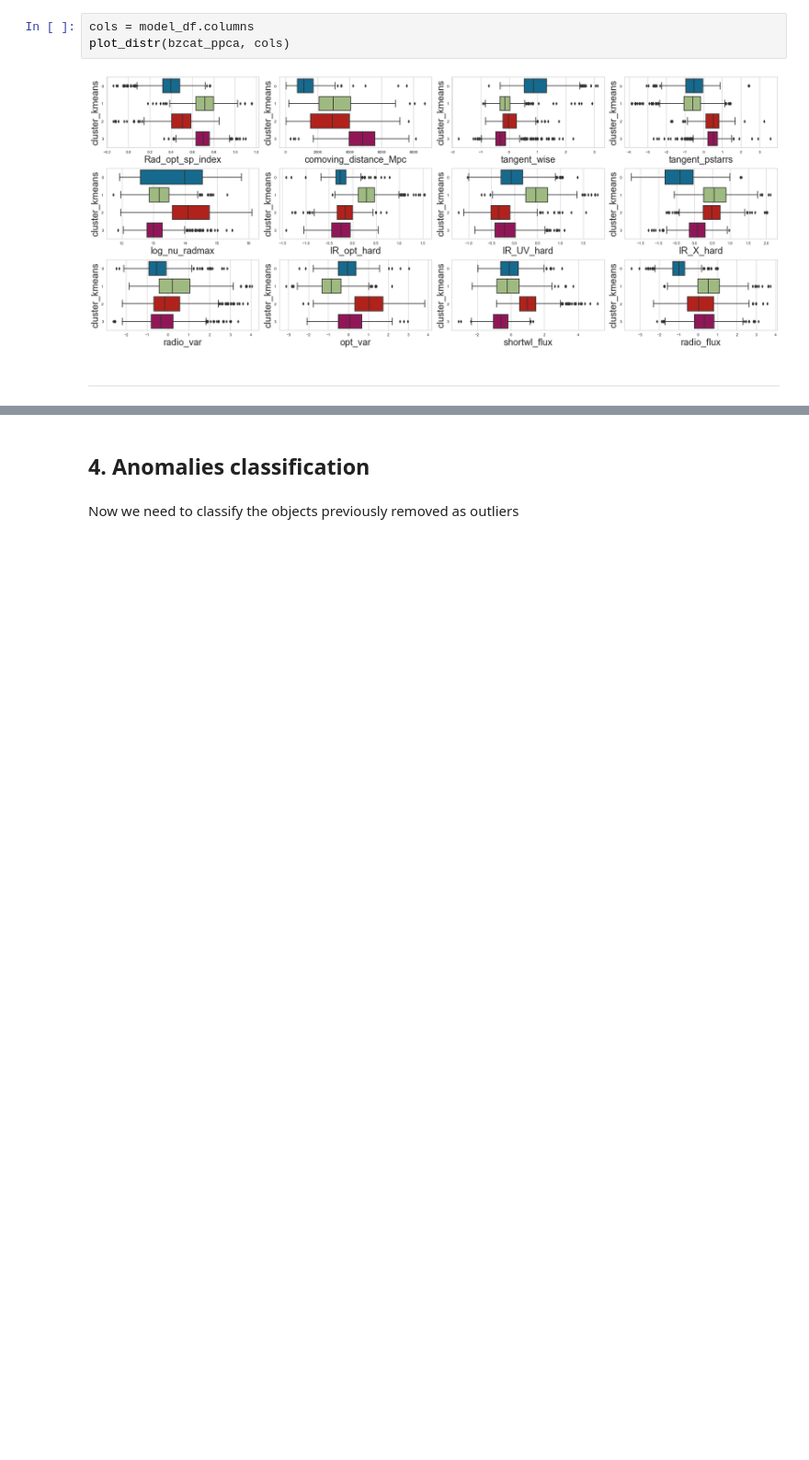
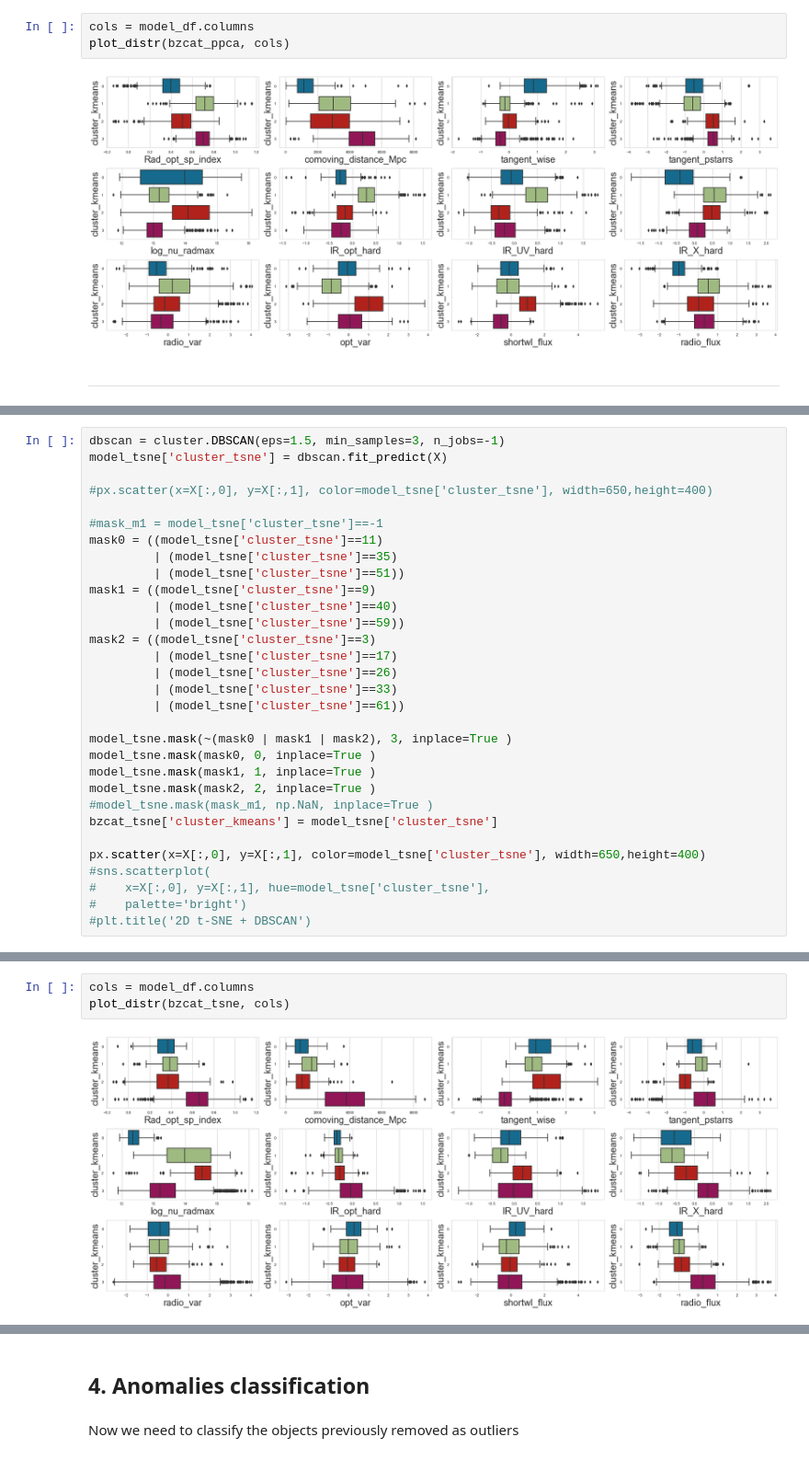
Before and after one commit to DKudryavtsev/BZCAT-Clustering, a Jupyter notebook: main_model.ipynb, the cells around one changed output, grey strips where cells are left out. Shown at 92% size. Drawn from its saved outputs; the diff is of its cells as text; blank space fills up the shorter version.

```diff
--- a/main_model.ipynb
+++ b/main_model.ipynb
@@ -762,0 +791,31 @@ plot_distr(bzcat_ppca, cols)
+# %%
+dbscan = cluster.DBSCAN(eps=1.5, min_samples=3, n_jobs=-1)
+model_tsne['cluster_tsne'] = dbscan.fit_predict(X)
+
+#px.scatter(x=X[:,0], y=X[:,1], color=model_tsne['cluster_tsne'], width=650,height=400)
+
+#mask_m1 = model_tsne['cluster_tsne']==-1
+mask0 = ((model_tsne['cluster_tsne']==11)
+         | (model_tsne['cluster_tsne']==35)
+         | (model_tsne['cluster_tsne']==51))
+mask1 = ((model_tsne['cluster_tsne']==9)
+         | (model_tsne['cluster_tsne']==40)
+         | (model_tsne['cluster_tsne']==59))
+mask2 = ((model_tsne['cluster_tsne']==3)
+         | (model_tsne['cluster_tsne']==17)
+         | (model_tsne['cluster_tsne']==26)
+         | (model_tsne['cluster_tsne']==33)
+         | (model_tsne['cluster_tsne']==61))
+
+model_tsne.mask(~(mask0 | mask1 | mask2), 3, inplace=True )
+model_tsne.mask(mask0, 0, inplace=True )
+model_tsne.mask(mask1, 1, inplace=True )
+model_tsne.mask(mask2, 2, inplace=True )
+#model_tsne.mask(mask_m1, np.NaN, inplace=True )
+bzcat_tsne['cluster_kmeans'] = model_tsne['cluster_tsne']
+
+px.scatter(x=X[:,0], y=X[:,1], color=model_tsne['cluster_tsne'], width=650,height=400)
+#sns.scatterplot(
+#    x=X[:,0], y=X[:,1], hue=model_tsne['cluster_tsne'],
+#    palette='bright')
+#plt.title('2D t-SNE + DBSCAN')
@@ -762,0 +834,5 @@ plot_distr(bzcat_ppca, cols)
+# %%
+cols = model_df.columns
+plot_distr(bzcat_tsne, cols)
+# %% [output]
+[figure, added]
```
Also changed, not shown: parts of 13 cells of this notebook.
